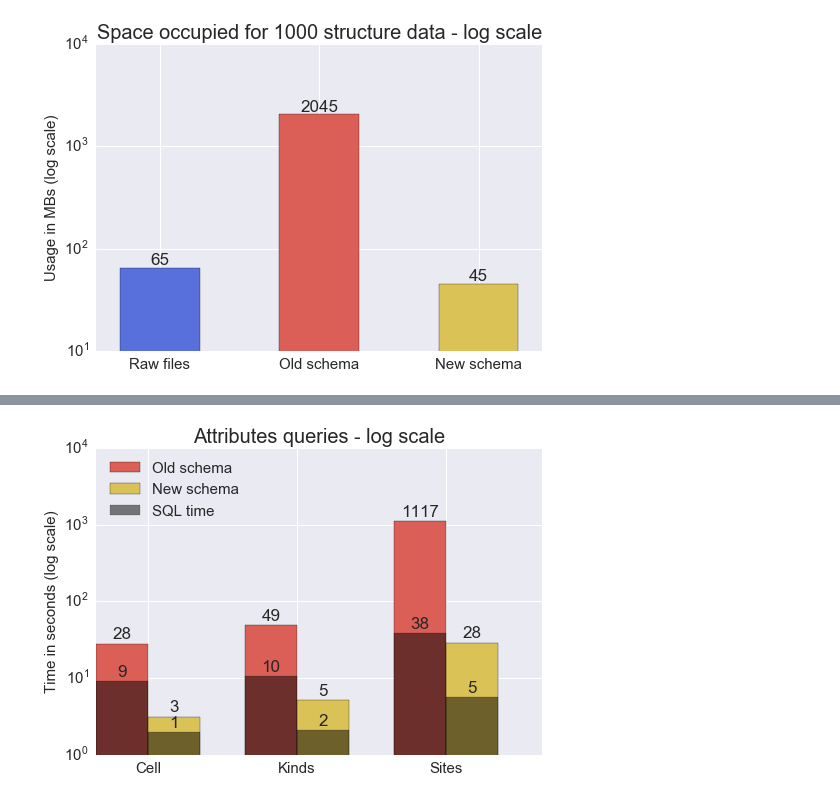
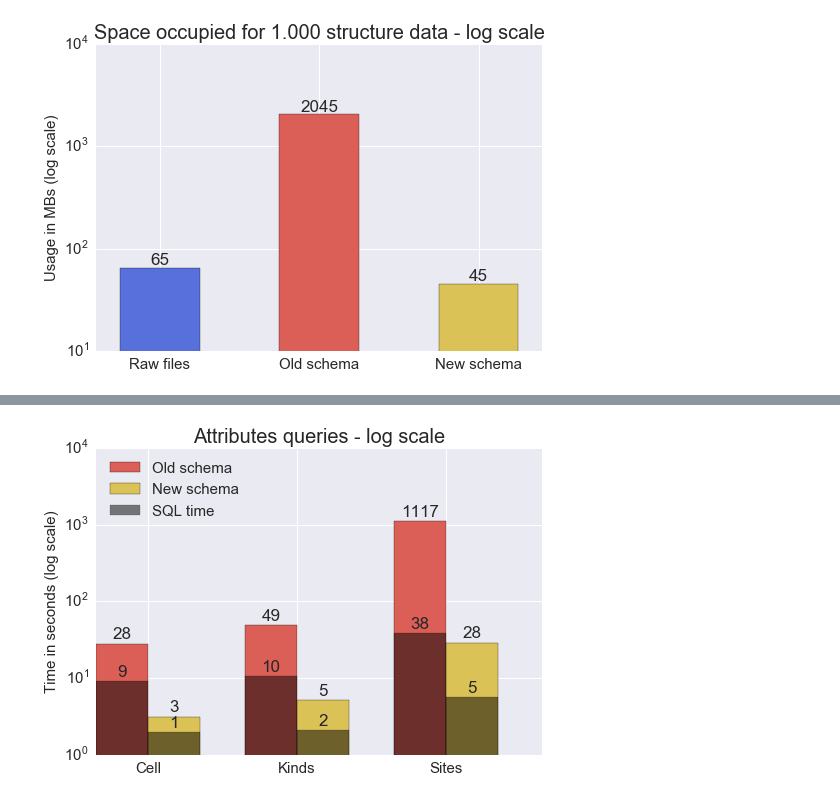
Before and after one commit to szoupanos/aiida_experiments, a Jupyter notebook: graphs/graphs.ipynb, the cells around one changed output, grey strips where cells are left out. Saved outputs shown, nothing was run; the diff lists cells and outputs as text; code cells hidden in the pictures.

Commit message:
Creating graphs for big dataset

```diff
--- a/graphs/graphs.ipynb
+++ b/graphs/graphs.ipynb
@@ -3,34 +7,36 @@
 # %%
+# Space savings experiments performed on small dataset
+# with 1k structure files provided by Leopold
+
 axis_size = 15
 val_size = 17
 title_size = 20
 
 objects = ('Raw files', 'Old schema', 'New schema')
 # y_pos = np.arange(len(objects))
 y_pos = [0, 0.5, 1]
 performance = [65, 2045, 45]
 width = 0.25
 cols = sns.color_palette("hls", 8)
 
 bar = plt.bar(y_pos, performance, width, align='center',
               log=True, color=[cols[5], cols[0], cols[1]])
 plt.xticks(y_pos, objects, fontsize=axis_size)
 plt.yticks(fontsize=axis_size)
 plt.ylabel('Usage in MBs (log scale)', fontsize=axis_size)
-plt.title('Space occupied for 1000 structure data - log scale', fontsize=title_size)
+plt.title('Space occupied for 1.000 structure data - log scale', fontsize=title_size)
 
 for rect in bar:
     height = rect.get_height()
     plt.text(rect.get_x() + rect.get_width()/2.0, height,
              '%d' % int(height), ha='center', va='bottom', fontsize=val_size)
 
 
 # plt.show()
 # fig = plt.figure()
 # # Instead of set_figwidth(30)
 # fig.set_size_inches(10, fig.get_figheight(), forward=True)
 
 plt.savefig("space.svg")
-# plt.savefig("space.pdf")
 # %% [output]
-[figure, old version]
+[figure, new version]
```
Also changed, not shown: parts of 2 cells of this notebook, 1 other file.
